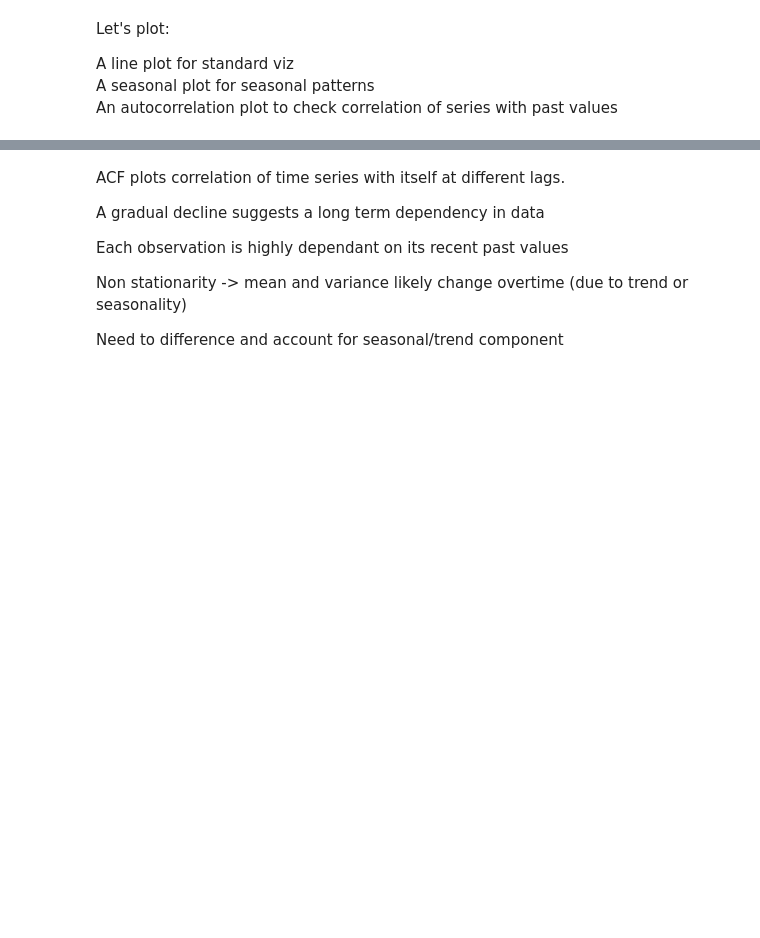
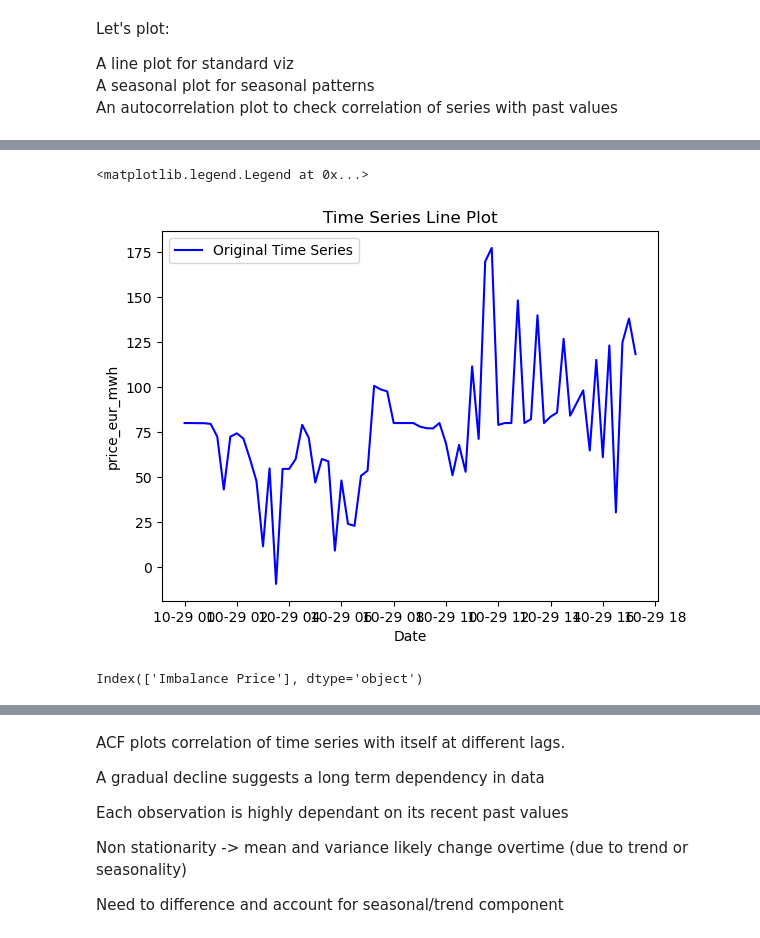
Before and after one commit to kartweb/Team29, a Jupyter notebook: main_prod.ipynb, the cells around one changed output, grey strips where cells are left out. Saved outputs shown, nothing was run; the diff lists cells and outputs as text; code cells hidden in the pictures; blank space fills up the shorter version.

```diff
--- a/main_prod.ipynb
+++ b/main_prod.ipynb
@@ -39,4 +28,4 @@ df.plot
 # %%
-df = df[['Imbalance Price', 'ACE', 'System imbalance', 'Marginal incremental price', 'Marginal decremental price']].copy()
+df = df[['Imbalance Price']].copy()
 # %%
 df.describe()
@@ -95,2 +133,14 @@ plt.figure(figsize=(15, 18))
+# %%
+# Line plot
+plt.plot(df, label='Original Time Series', color='blue')
+plt.title('Time Series Line Plot')
+plt.xlabel('Date')
+plt.ylabel('price_eur_mwh')
+plt.legend()
+# %% [output]
+<matplotlib.legend.Legend at 0x...>
+[figure, added]
 # %%
 df.columns
+# %% [output]
+Index(['Imbalance Price'], dtype='object')
```
Also changed, not shown: parts of 23 cells of this notebook, 1 other file.
